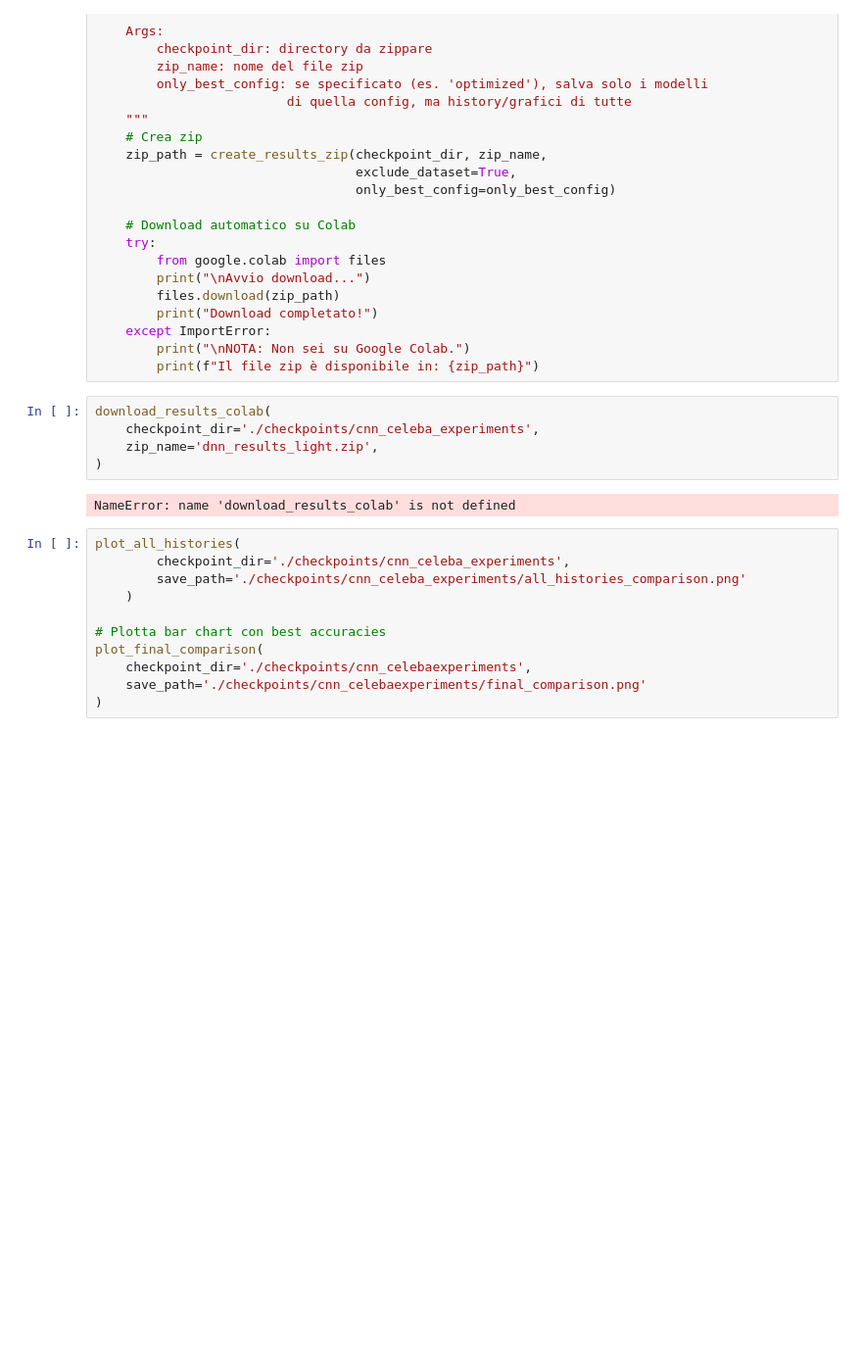
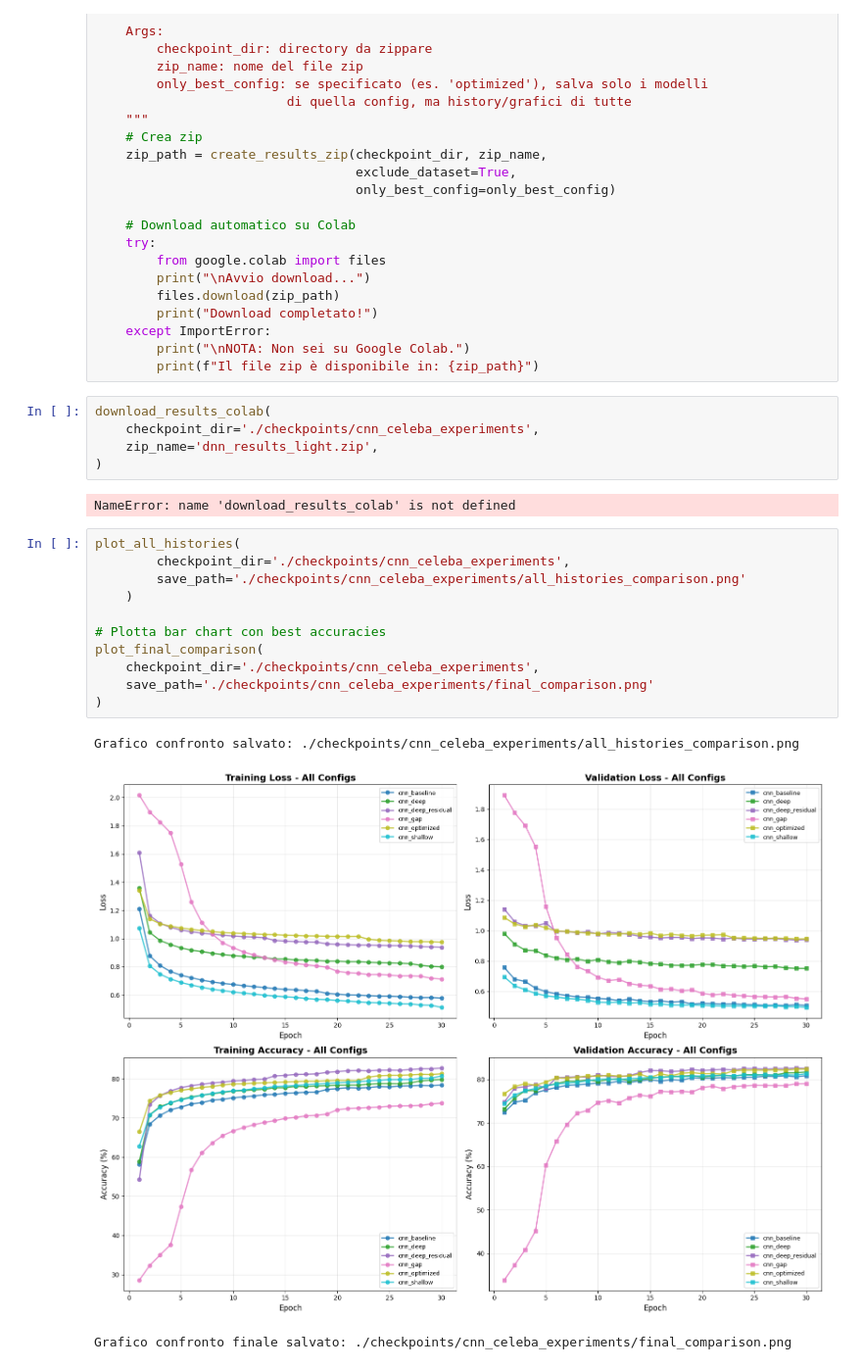
Before and after one commit to Moryuss/Progetto_DeepLearning_e_architetture_di_Reti_Neurali, a Jupyter notebook: Colabs/CNN_FaceRecognition.ipynb, the cells around one changed output. Shown at 98% size. Cells and saved outputs as stored; diff of their text form; blank space fills up the shorter version.

```diff
--- a/Colabs/CNN_FaceRecognition.ipynb
+++ b/Colabs/CNN_FaceRecognition.ipynb
@@ -2464,11 +2455,15 @@ NameError: name 'download_results_colab' is not defined
 # %%
 plot_all_histories(
         checkpoint_dir='./checkpoints/cnn_celeba_experiments',
         save_path='./checkpoints/cnn_celeba_experiments/all_histories_comparison.png'
     )
 
 # Plotta bar chart con best accuracies
 plot_final_comparison(
-    checkpoint_dir='./checkpoints/cnn_celebaexperiments',
-    save_path='./checkpoints/cnn_celebaexperiments/final_comparison.png'
+    checkpoint_dir='./checkpoints/cnn_celeba_experiments',
+    save_path='./checkpoints/cnn_celeba_experiments/final_comparison.png'
 )
+# %% [output]
+Grafico confronto salvato: ./checkpoints/cnn_celeba_experiments/all_histories_comparison.png
+[figure, added]
+Grafico confronto finale salvato: ./checkpoints/cnn_celeba_experiments/final_comparison.png
```
Also changed, not shown: parts of 5 cells of this notebook.
